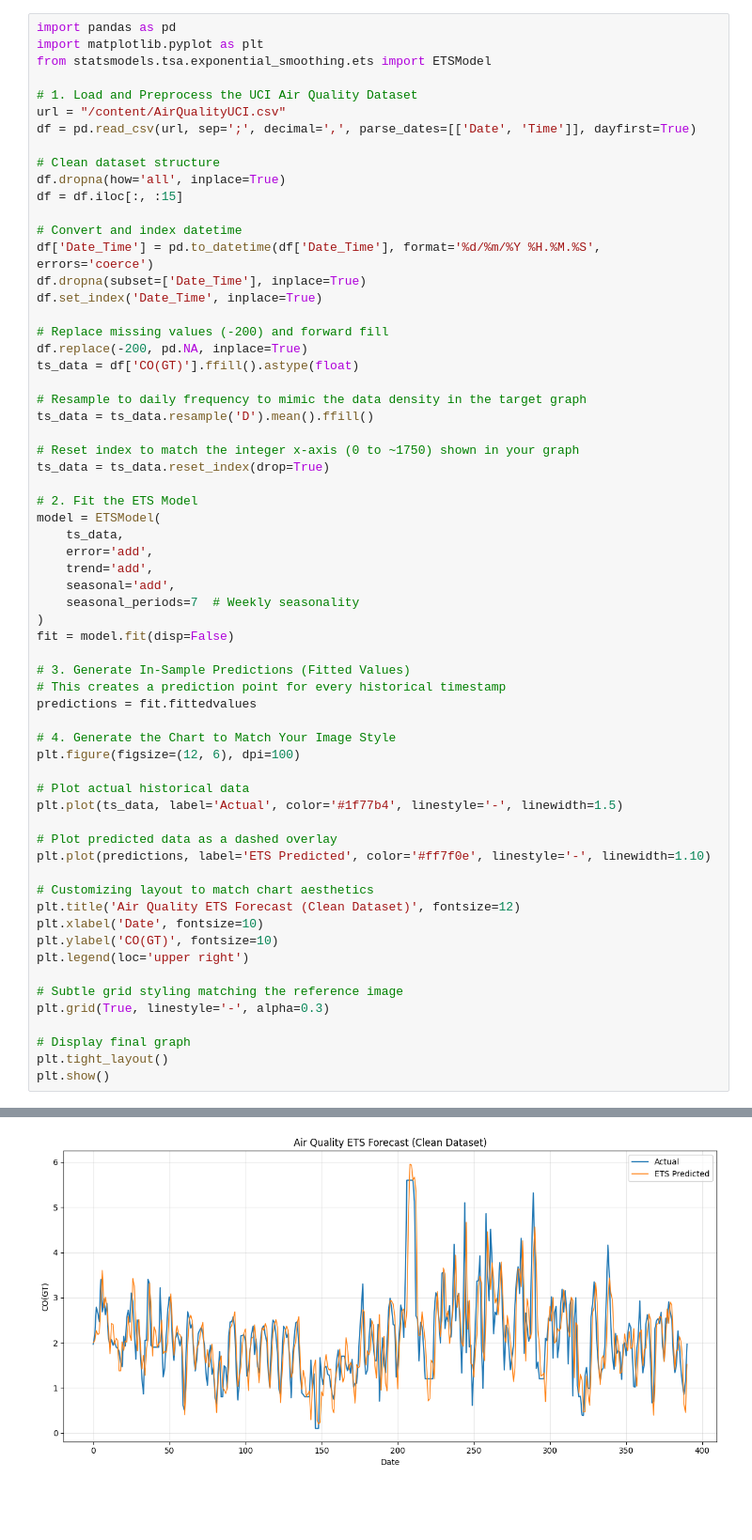
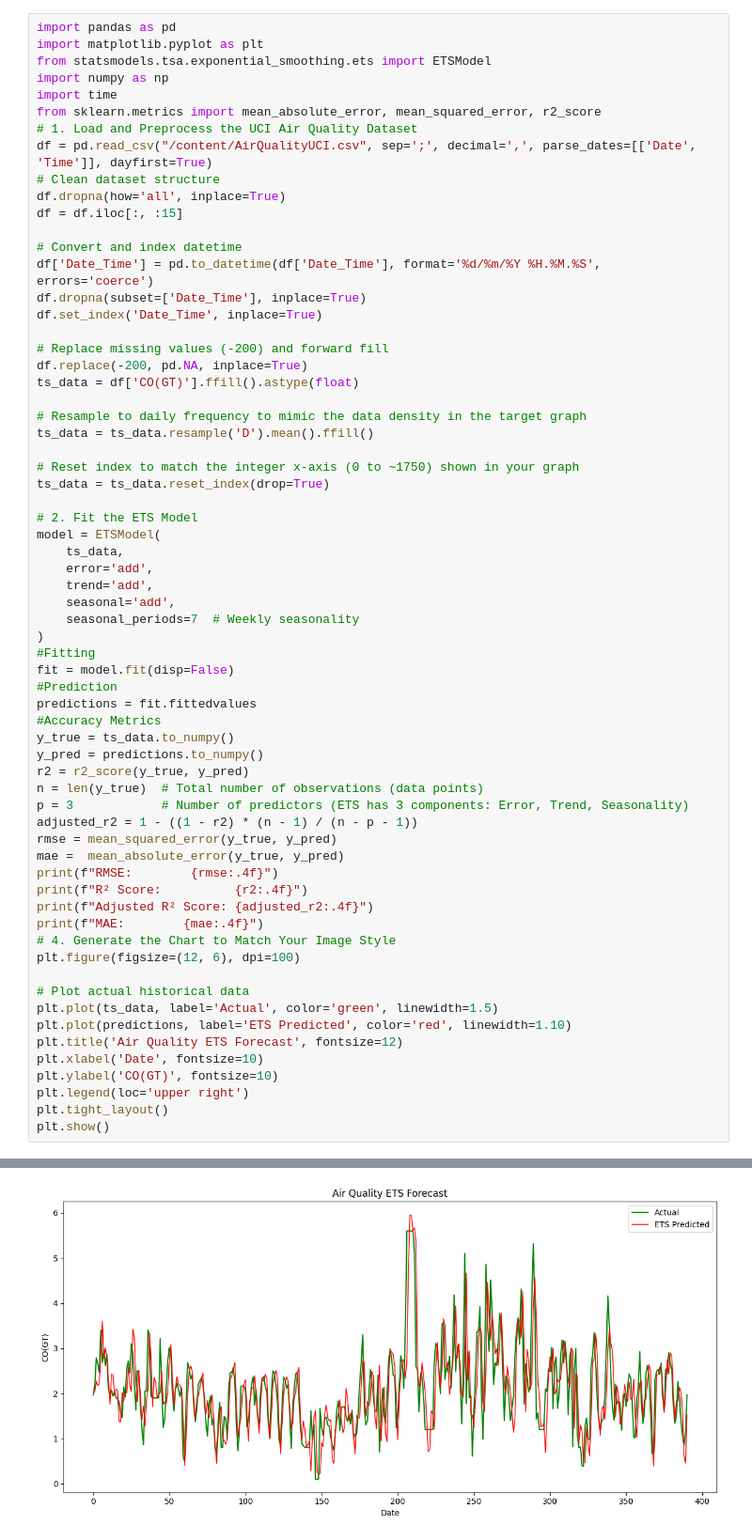
Before and after one commit to sabithakrishnan/timeseries-analysis, a Jupyter notebook: timeseries_analysis_ETS.ipynb, the cells around one changed output, grey strips where cells are left out. Shown at 94% size. Drawn from its saved outputs; the diff is of its cells as text; blank space fills up the shorter version.

```diff
--- a/timeseries_analysis_ETS.ipynb
+++ b/timeseries_analysis_ETS.ipynb
@@ -4,11 +4,11 @@
 import pandas as pd
 import matplotlib.pyplot as plt
 from statsmodels.tsa.exponential_smoothing.ets import ETSModel
-
+import numpy as np
+import time
+from sklearn.metrics import mean_absolute_error, mean_squared_error, r2_score
 # 1. Load and Preprocess the UCI Air Quality Dataset
-url = "/content/AirQualityUCI.csv"
-df = pd.read_csv(url, sep=';', decimal=',', parse_dates=[['Date', 'Time']], dayfirst=True)
-
+df = pd.read_csv("/content/AirQualityUCI.csv", sep=';', decimal=',', parse_dates=[['Date', 'Time']], dayfirst=True)
 # Clean dataset structure
 df.dropna(how='all', inplace=True)
 df = df.iloc[:, :15]
@@ -36,31 +36,33 @@ model = ETSModel(
     seasonal='add',
     seasonal_periods=7  # Weekly seasonality
 )
+#Fitting
 fit = model.fit(disp=False)
-
-# 3. Generate In-Sample Predictions (Fitted Values)
-# This creates a prediction point for every historical timestamp
+#Prediction
 predictions = fit.fittedvalues
-
+#Accuracy Metrics
+y_true = ts_data.to_numpy()
+y_pred = predictions.to_numpy()
+r2 = r2_score(y_true, y_pred)
+n = len(y_true)  # Total number of observations (data points)
+p = 3            # Number of predictors (ETS has 3 components: Error, Trend, Seasonality)
+adjusted_r2 = 1 - ((1 - r2) * (n - 1) / (n - p - 1))
+rmse = mean_squared_error(y_true, y_pred)
+mae =  mean_absolute_error(y_true, y_pred)
+print(f"RMSE:        {rmse:.4f}")
+print(f"R² Score:          {r2:.4f}")
+print(f"Adjusted R² Score: {adjusted_r2:.4f}")
+print(f"MAE:        {mae:.4f}")
 # 4. Generate the Chart to Match Your Image Style
 plt.figure(figsize=(12, 6), dpi=100)
 
 # Plot actual historical data
-plt.plot(ts_data, label='Actual', color='#1f77b4', linestyle='-', linewidth=1.5)
-
-# Plot predicted data as a dashed overlay
-plt.plot(predictions, label='ETS Predicted', color='#ff7f0e', linestyle='-', linewidth=1.10)
-
-# Customizing layout to match chart aesthetics
-plt.title('Air Quality ETS Forecast (Clean Dataset)', fontsize=12)
+plt.plot(ts_data, label='Actual', color='green', linewidth=1.5)
+plt.plot(predictions, label='ETS Predicted', color='red', linewidth=1.10)
+plt.title('Air Quality ETS Forecast', fontsize=12)
 plt.xlabel('Date', fontsize=10)
 plt.ylabel('CO(GT)', fontsize=10)
 plt.legend(loc='upper right')
-
-# Subtle grid styling matching the reference image
-plt.grid(True, linestyle='-', alpha=0.3)
-
-# Display final graph
 plt.tight_layout()
 plt.show()
 # %% [output]
@@ -67 +73 @@ plt.show()
-[figure, old version]
+[figure, new version]
```
Also changed, not shown: parts of 1 cell of this notebook.
